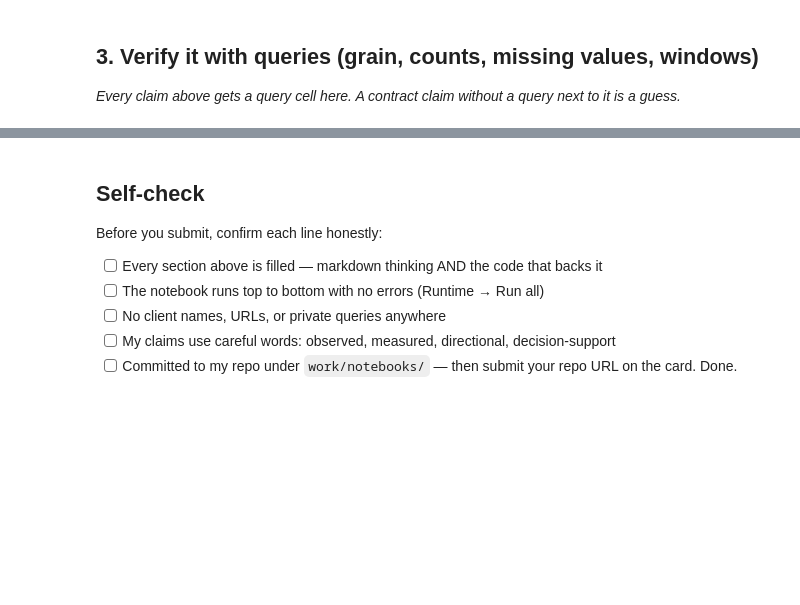
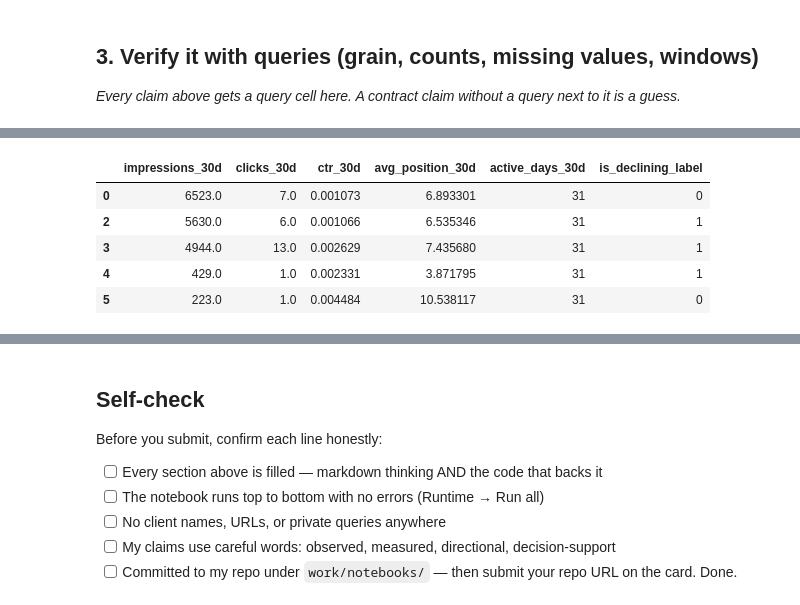
Before and after one commit to Ladinski/flyrank-ml-internship, a Jupyter notebook: work/notebooks/w03_data_contract.ipynb, the cells around one changed output, grey strips where cells are left out. Saved outputs shown, nothing was run; the diff lists cells and outputs as text; code cells hidden in the pictures; blank space fills up the shorter version.

```diff
--- a/work/notebooks/w03_data_contract.ipynb
+++ b/work/notebooks/w03_data_contract.ipynb
@@ -33,0 +364,63 @@ This skeleton is yours to fill. Work the sections **in order** — each one has
+# %%
+
+import numpy as np
+
+# April outcomes: aggregate at page level
+april_query = f"""
+SELECT
+    client_hash_id,
+    content_hash_id,
+    SUM(gsc_clicks) AS april_clicks,
+    COUNT(DISTINCT report_date) AS april_gsc_days
+FROM {TABLES['fact_daily']}
+WHERE month = '2026-04'
+  AND gsc_data_available IS TRUE
+GROUP BY client_hash_id, content_hash_id
+"""
+
+april_df = con.sql(april_query).df()
+
+# Join April outcomes to March feature frame
+model_df = features_df.merge(
+    april_df,
+    on=["client_hash_id", "content_hash_id"],
+    how="inner",
+    validate="one_to_one"
+)
+
+# Require observed GSC data on every day of both months
+model_df = model_df[
+    (model_df["active_days_30d"] == 31) &
+    (model_df["april_gsc_days"] == 30) &
+    (model_df["clicks_30d"] > 0)
+].copy()
+
+# Calculate the subsequent click change
+model_df["future_click_change_pct"] = (
+    (model_df["april_clicks"] - model_df["clicks_30d"])
+    / model_df["clicks_30d"]
+    * 100
+)
+
+# Binary target: April clicks declined by 20% or more
+model_df["is_declining_label"] = (
+    model_df["future_click_change_pct"] <= -20
+).astype(int)
+
+print("Eligible pages:", len(model_df))
+print("\nTarget distribution:")
+print(model_df["is_declining_label"].value_counts())
+print("\nTarget percentages:")
+print(
+    model_df["is_declining_label"]
+    .value_counts(normalize=True)
+    .mul(100)
+    .round(2)
+)
+
+display(model_df[
+    ["impressions_30d", "clicks_30d", "ctr_30d",
+     "avg_position_30d", "active_days_30d",
+     "is_declining_label"]
+].head())
+# %% [output]
@@ -33,0 +440,6 @@ This skeleton is yours to fill. Work the sections **in order** — each one has
+|  | impressions_30d | clicks_30d | ctr_30d | avg_position_30d | active_days_30d | is_declining_label |
+| 0 | 6523.0 | 7.0 | 0.001073 | 6.893301 | 31 | 0 |
+| 2 | 5630.0 | 6.0 | 0.001066 | 6.535346 | 31 | 1 |
+| 3 | 4944.0 | 13.0 | 0.002629 | 7.435680 | 31 | 1 |
+| 4 | 429.0 | 1.0 | 0.002331 | 3.871795 | 31 | 1 |
+| 5 | 223.0 | 1.0 | 0.004484 | 10.538117 | 31 | 0 |
```
Also changed, not shown: parts of 21 cells of this notebook.
